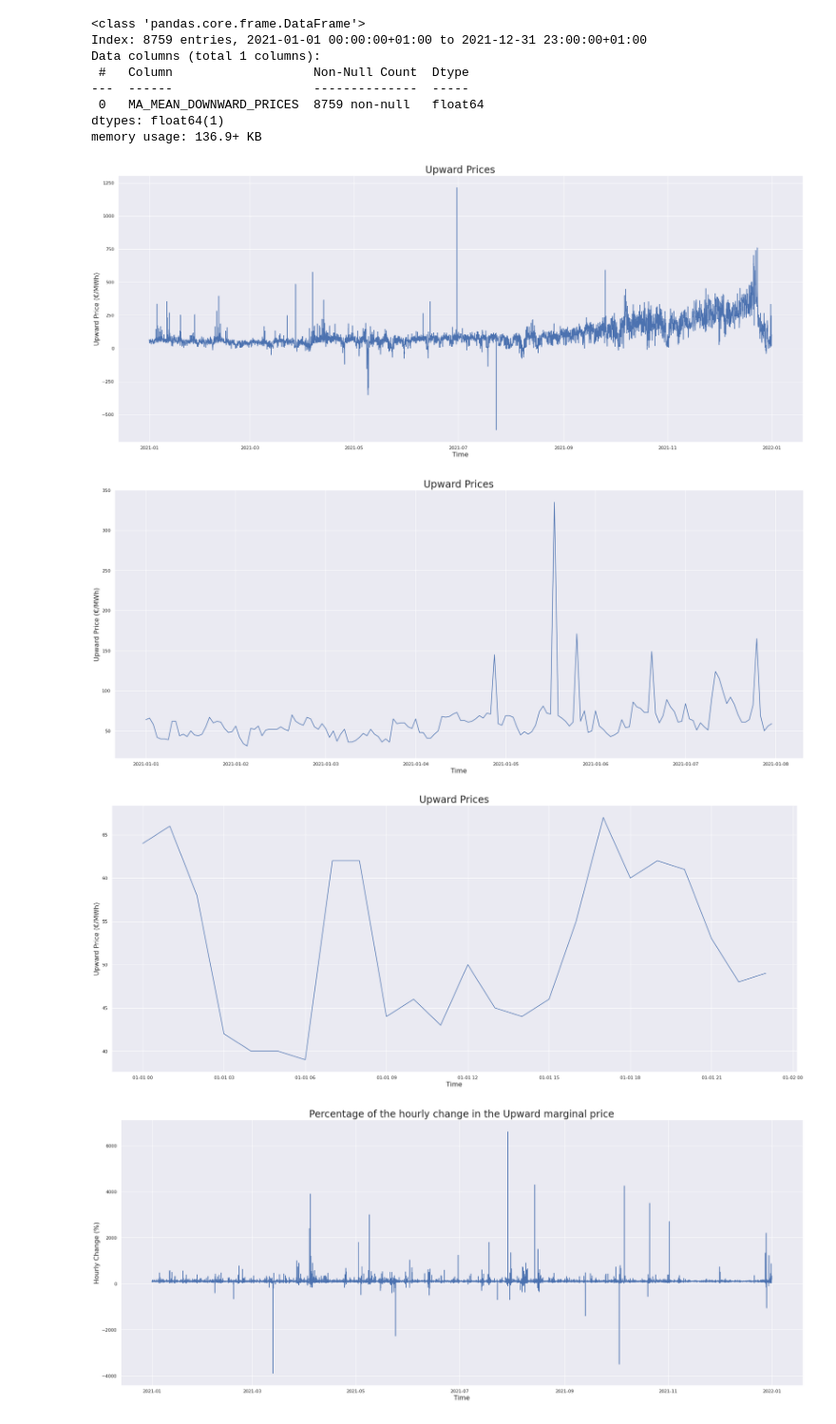
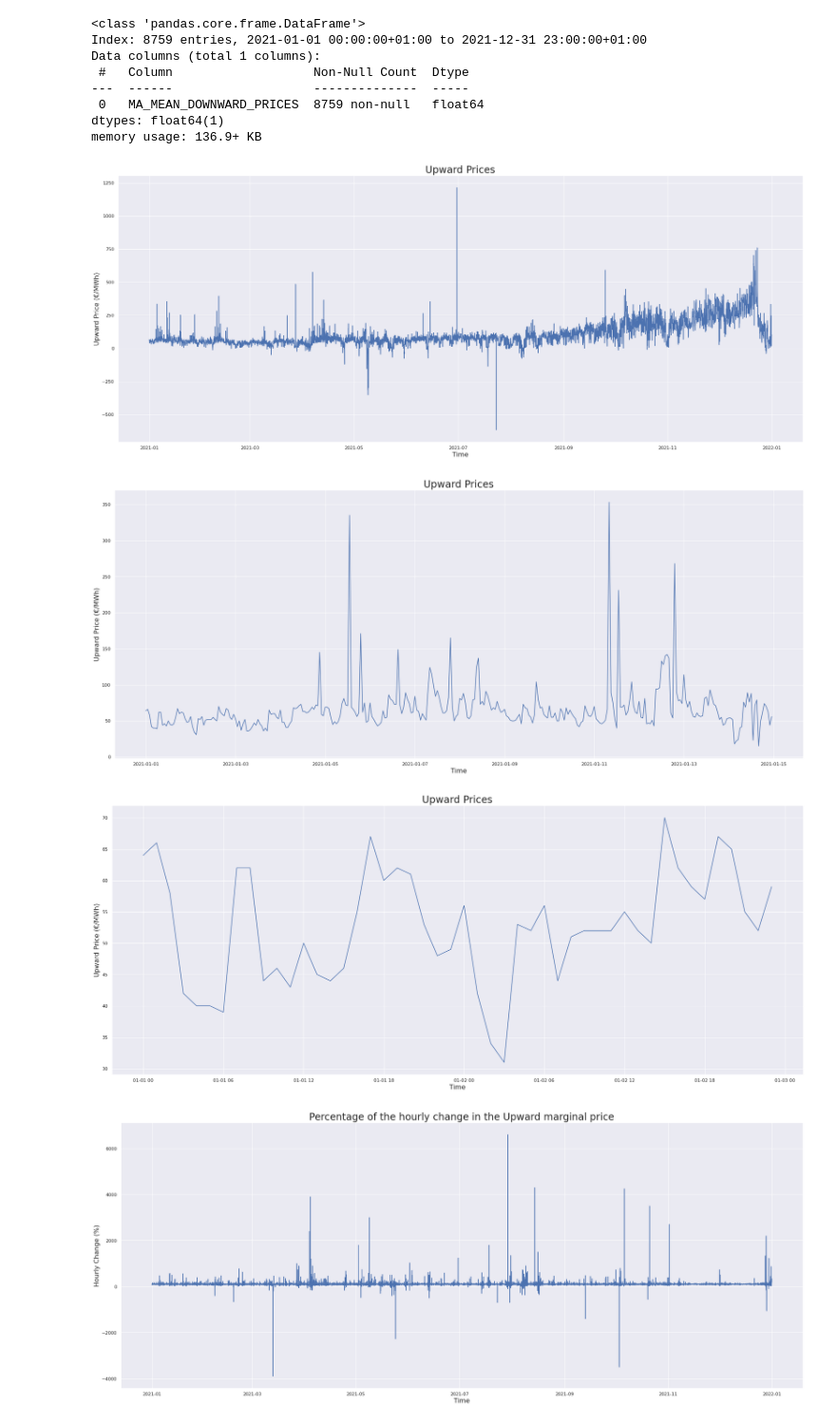
Before and after one commit to lgfx/CRP, a Jupyter notebook: CRP.ipynb, the cells around one changed output. Shown at 95% size. Drawn from its saved outputs; the diff is of its cells as text; code cells hidden in the pictures.

```diff
--- a/CRP.ipynb
+++ b/CRP.ipynb
@@ -579,19 +579,19 @@ memory usage: 136.9+ KB
 # %%
 rolling = df_upward['MA_MEAN_DOWNWARD_PRICES'].rolling(24, center=True).mean()
 ax = plot_series(df=df_upward, column='MA_MEAN_DOWNWARD_PRICES', ylabel='Upward Price (€/MWh)',
                  title='Upward Prices')
 #ax.plot(rolling, linestyle='-', linewidth=2)
 
 ax2 = plot_series(df=df_upward, column='MA_MEAN_DOWNWARD_PRICES', ylabel='Upward Price (€/MWh)',
-                 title='Upward Prices',end = 24*7)
+                 title='Upward Prices',end = 24*7*2)
 
 ax3 = plot_series(df=df_upward, column='MA_MEAN_DOWNWARD_PRICES', ylabel='Upward Price (€/MWh)',
-                 title='Upward Prices',end = 24)
+                 title='Upward Prices',end = 24*2)
 plt.show()
 # %% [output]
 [figure]
-[figure, old version]
+[figure, new version]
-[figure, old version]
+[figure, new version]
 # %%
 # Plot the percentage of the hourly change in the upward electricity price
 
```
Also changed, not shown: parts of 19 cells of this notebook.
